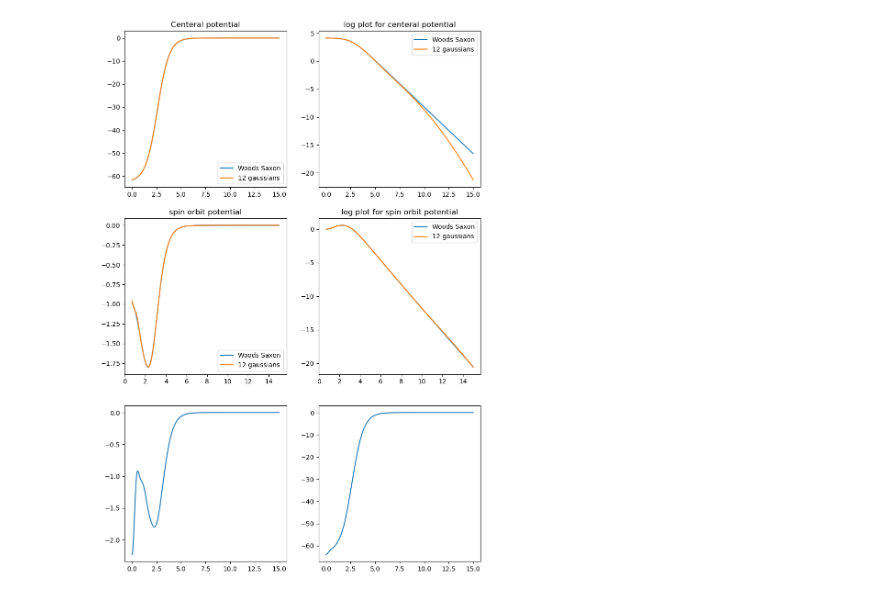
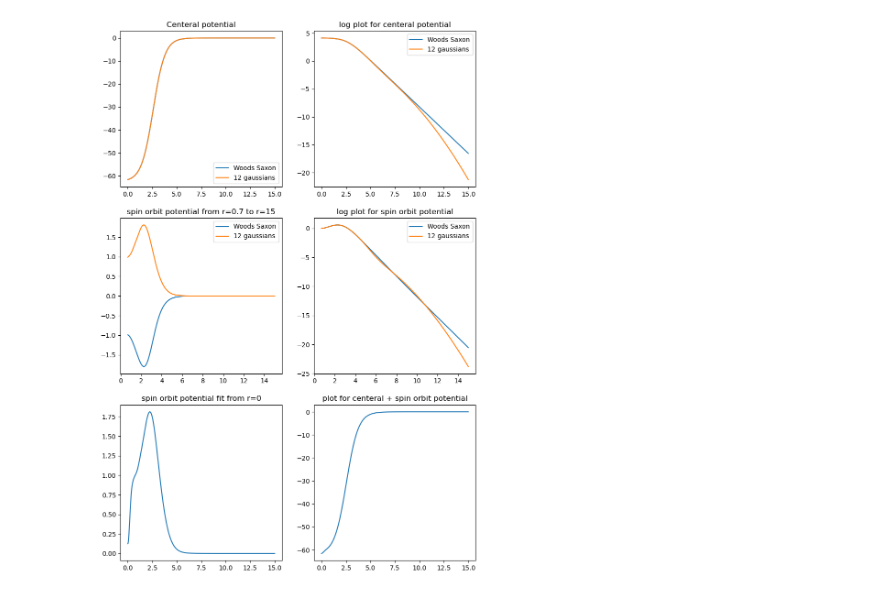
Before and after one commit to ellabeck03/halo-nuclei, a Jupyter notebook: Week 8/Woods-Saxon with spin orbit fitting.ipynb, the cells around one changed output. Drawn from its saved outputs; the diff is of its cells as text; code cells hidden in the pictures.

```diff
--- a/Week 8/Woods-Saxon with spin orbit fitting.ipynb
+++ b/Week 8/Woods-Saxon with spin orbit fitting.ipynb
@@ -12,9 +12,11 @@ CENTRAL_POTENTIAL_PARAMETERS = [0.1, 0.151991, 0.231013, 0.351119, 0.53367, 0.81
 
 CENTRAL_MIXING_COEFFICIENTS = [0.0558247,0.214443,2.42773,-0.724055,-2.17761,1.02031,0.819031,-0.96538,0.197094,0.3221,-0.296652,0.093208]
 
-SPIN_ORBIT_POTENTIAL_PARAMETERS = [4.16493, 2.843, 1.941, 1.325, 0.905, 0.618, 0.422, 0.288, 0.196, 0.134, 0.0916, 0.0625]
+SPIN_ORBIT_POTENTIAL_PARAMETERS = [11.1111, 7.22509, 4.69817, 3.05502, 1.98655, 1.29177, 0.839985,
+                                   0.546207, 0.355175, 0.230956, 0.150181, 0.0976562]
 
-SPIN_ORBIT_MIXING_COEFFICIENTS = [0.273, -1.307, 3.305, -5.657, 6.565, -3.368, -2.437, 2.638, 0.719, 0.235, 0.0186, 0.00108]
+SPIN_ORBIT_MIXING_COEFFICIENTS = [0.0125374, -0.0512991, 0.148279, -0.274449, 0.257826, 0.258896,
+                                  -1.36588, 1.22003, 2.19945, -3.41816, 0.115793, -0.0785824]
 orb_ang_momentum = 0
 # %%
 def single_gaussian_potential_function(r, c, β):
@@ -132,32 +134,35 @@ ax_6 = fig.add_subplot(spec[2, 1])
 
 X_vals = np.linspace(0, 15, 1000)
 X_vals_2 = np.linspace(0.7, 15, 1000)
 X_vals_3 = np.linspace(0.5, 15, 1000)
 
 ax_1.plot(X_vals, centeral_woods_saxon_potential(X_vals, orb_ang_momentum), label = 'Woods Saxon')
 ax_1.plot(X_vals, centeral_gaussian_potential_plot(X_vals, orb_ang_momentum, CENTRAL_MIXING_COEFFICIENTS, CENTRAL_POTENTIAL_PARAMETERS), label = '12 gaussians')
 ax_1.legend()
 ax_1.set_title('Centeral potential')
 
 ax_2.plot(X_vals, np.log(np.abs(centeral_woods_saxon_potential(X_vals, orb_ang_momentum))), label = 'Woods Saxon')
 ax_2.plot(X_vals, np.log(np.abs(centeral_gaussian_potential_plot(X_vals, orb_ang_momentum, CENTRAL_MIXING_COEFFICIENTS, CENTRAL_POTENTIAL_PARAMETERS))), label = '12 gaussians')
 ax_2.set_title('log plot for centeral potential')
 ax_2.legend()
 
 ax_3.plot(X_vals_2, spin_orbit_potential(X_vals_2, 1.5, 1), label = 'Woods Saxon')
 ax_3.plot(X_vals_2, spin_orbit_gaussian_potential_plot(X_vals_2, 1.5, 1, SPIN_ORBIT_MIXING_COEFFICIENTS, SPIN_ORBIT_POTENTIAL_PARAMETERS), label = '12 gaussians')
 ax_3.legend()
-ax_3.set_title('spin orbit potential')
+ax_3.set_title('spin orbit potential from r=0.7 to r=15')
 
 ax_4.plot(X_vals_2, np.log(np.abs(spin_orbit_potential(X_vals_2, 1.5, 1))), label = 'Woods Saxon')
 ax_4.plot(X_vals_2, np.log(np.abs(spin_orbit_gaussian_potential_plot(X_vals_2, 1.5, 1, SPIN_ORBIT_MIXING_COEFFICIENTS, SPIN_ORBIT_POTENTIAL_PARAMETERS))), label = '12 gaussians')
 ax_4.set_title('log plot for spin orbit potential')
 ax_4.legend()
 
 #ax_5.plot(X_vals, spin_orbit_gaussian_potential_plot(X_vals, 1.5, 1, SPIN_ORBIT_MIXING_COEFFICIENTS, SPIN_ORBIT_POTENTIAL_PARAMETERS))
 ax_5.plot(X_vals, spin_orbit_gaussian_potential_plot(X_vals, 1.5, 1, SPIN_ORBIT_MIXING_COEFFICIENTS, SPIN_ORBIT_POTENTIAL_PARAMETERS))
+ax_5.set_title('spin orbit potential fit from r=0')
 ax_6.plot(X_vals, spin_orbit_gaussian_potential_plot(X_vals, 1.5, 1, SPIN_ORBIT_MIXING_COEFFICIENTS, SPIN_ORBIT_POTENTIAL_PARAMETERS) + centeral_woods_saxon_potential(X_vals, orb_ang_momentum))
+ax_6.set_title('plot for centeral + spin orbit potential')
 
+plt.savefig('Potential plots.png')
 plt.show()
 # %% [output]
-[figure, old version]
+[figure, new version]
```
